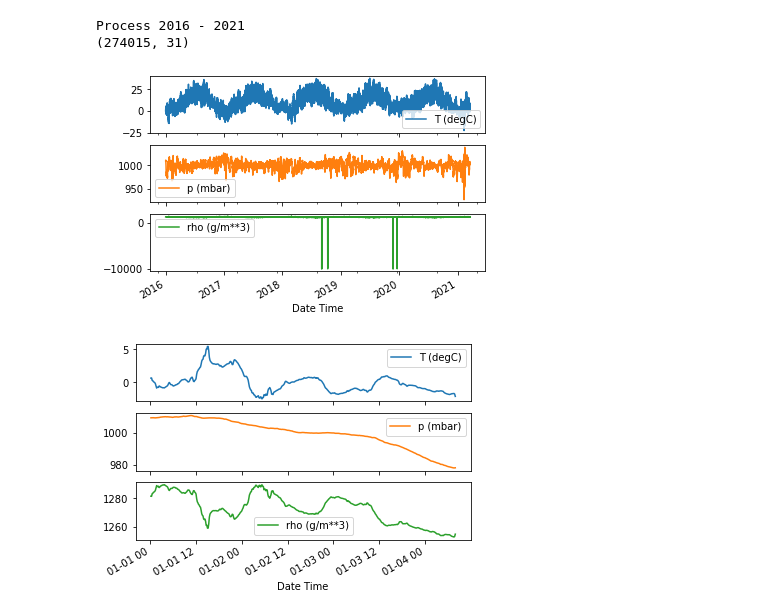
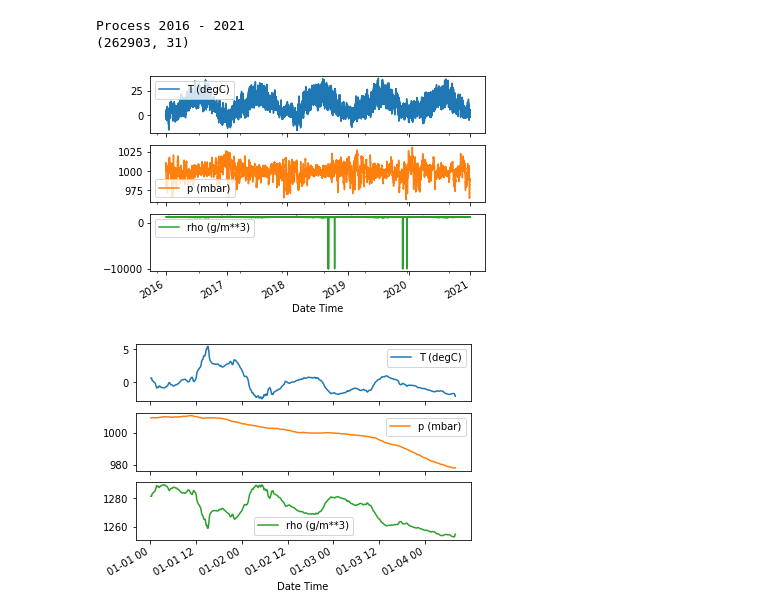
Before and after one commit to BriannaStan/Columbia_Machine_Learning, a Jupyter notebook: Project/temperature-LSTM.ipynb, the cells around one changed output. Cells and saved outputs as stored; diff of their text form; code cells hidden in the pictures.

```diff
--- a/Project/temperature-LSTM.ipynb
+++ b/Project/temperature-LSTM.ipynb
@@ -37,40 +37,40 @@ for i in range(today.year-how_many_years, today.year):
 #if we run this script after june then there is another file prefixed mpi_saale_<year>a.zip
 if today.month>6:
     filename = f"mpi_saale_{today.year}a.csv"
     if (not os.path.exists(filename)):
         print(f"Not found: {filename}")
         process_file(filename, f"https://www.bgc-jena.mpg.de/wetter/mpi_saale_{today.year}a.zip")
     dftemp.append(pd.read_csv(filename))
 #download current data
-filename = "mpi_saale.csv"
-if (not os.path.exists(filename) or time.time() - os.path.getmtime(filename) > 3600 * 24):
-    print(f"Not found: {filename}")
-    process_file(filename, "https://www.bgc-jena.mpg.de/wetter/mpi_saale.zip")
-dftemp.append(pd.read_csv(filename))
+#filename = "mpi_saale.csv"
+#if (not os.path.exists(filename) or time.time() - os.path.getmtime(filename) > 3600 * 24):
+#    print(f"Not found: {filename}")
+#    process_file(filename, "https://www.bgc-jena.mpg.de/wetter/mpi_saale.zip")
+#dftemp.append(pd.read_csv(filename))
 
 #concatenate all csv files
 df = pd.concat(dftemp, ignore_index=True)
 print(np.shape(df))
 df.drop(df.iloc[:, 14:31], inplace = True, axis = 1)
 
 date_time = pd.to_datetime(df.pop('Date Time'), format='%d.%m.%Y %H:%M:%S')
 #show raw data preview
 
 
 plot_cols = ['T (degC)', 'p (mbar)', 'rho (g/m**3)']
 plot_features = df[plot_cols]
 plot_features.index = date_time
 _ = plot_features.plot(subplots=True)
 plt.show()
 
 plot_features = df[plot_cols][:480]
 plot_features.index = date_time[:480]
 _ = plot_features.plot(subplots=True)
 plt.show()
 # %% [output]
 Process 2016 - 2021
-(274015, 31)
+(262903, 31)
-[figure, old version]
+[figure, new version]
 [figure]
 # %%
 df.describe().transpose()
```
Also changed, not shown: parts of 15 cells of this notebook.
